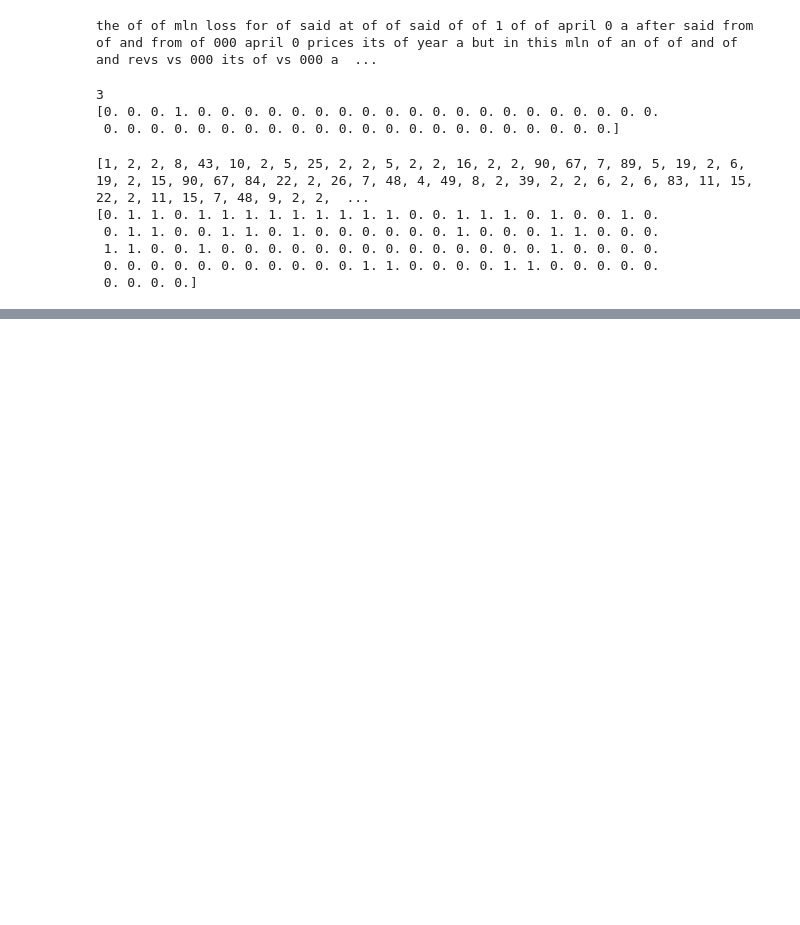
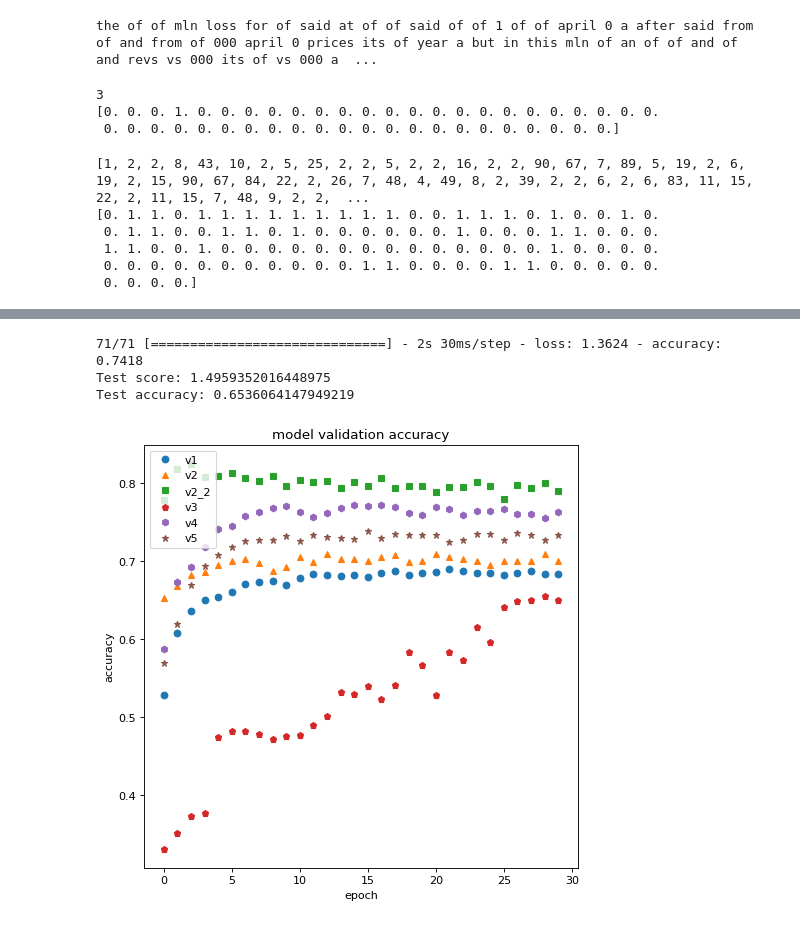
Before and after one commit to ShinHyun-soo/DLstudy, a Jupyter notebook: Document_Categorization.ipynb, the cells around one changed output, grey strips where cells are left out. Drawn from its saved outputs; the diff is of its cells as text; code cells hidden in the pictures; blank space fills up the shorter version.

```diff
--- a/Document_Categorization.ipynb
+++ b/Document_Categorization.ipynb
@@ -402,0 +462,28 @@ Test accuracy: 0.6963490843772888
+# %%
+from keras.layers import Conv1D, MaxPooling1D
+def get_cnn_lstm_model(input_shape):
+  inputs = Input(shape=(input_shape,))
+  inputs_emb = Embedding(num_words, input_shape)(inputs)
+  conv_1 = Conv1D(48, 3, padding='same',
+                  activation='relu')(inputs_emb)
+  pool_1 = MaxPooling1D(pool_size=3)(conv_1)
+  drop_1 = Dropout(0.25)(pool_1)
+  lstm_2 = Bidirectional(LSTM(48, dropout=0.3,
+                              recurrent_dropout=0.3, return_sequences=False,
+                              activation='tanh'))(drop_1)
+  outputs = Dense(46, activation='softmax')(lstm_2)
+  model = Model(inputs=inputs, outputs=outputs)
+
+  return model
+
+model_v5 = get_cnn_lstm_model(max_words)
+model_v5.compile(loss='categorical_crossentropy',
+                 optimizer=_adam,
+                 metrics=['accuracy'])
+model_v5.summary()
+
+history_5 = model_v5.fit(x_train_seq, y_train_onehot,
+                         batch_size=batch_size,
+                         epochs=epochs,
+                         verbose=1,
+                         validation_split=0.1)
@@ -402,0 +511,26 @@ Test accuracy: 0.6963490843772888
+# %%
+score_5 = model_v5.evaluate(x_test_seq, y_test_onehot,
+                            batch_size=32, verbose=1)
+print('Test score:', score_3[0])
+print('Test accuracy:', score_3[1])
+# %% [output]
+71/71 [==============================] - 2s 30ms/step - loss: 1.3624 - accuracy: 0.7418
+Test score: 1.4959352016448975
+Test accuracy: 0.6536064147949219
+# %%
+plt.figure(figsize=(7,7), dpi= 80, facecolor='w',
+           edgecolor='k')
+plt.plot(history_1.history['val_accuracy'], 'o')
+plt.plot(history_2.history['val_accuracy'], '^')
+plt.plot(history_2_2.history['val_accuracy'], 's')
+plt.plot(history_3.history['val_accuracy'], 'p')
+plt.plot(history_4.history['val_accuracy'], 'h')
+plt.plot(history_5.history['val_accuracy'], '*')
+plt.title('model validation accuracy')
+plt.ylabel('accuracy')
+plt.xlabel('epoch')
+plt.legend(['v1', 'v2', 'v2_2', 'v3', 'v4', 'v5'],
+           loc='upper left')
+plt.show()
+# %% [output]
+[figure, added]
```
Also changed, not shown: parts of 16 cells of this notebook.
